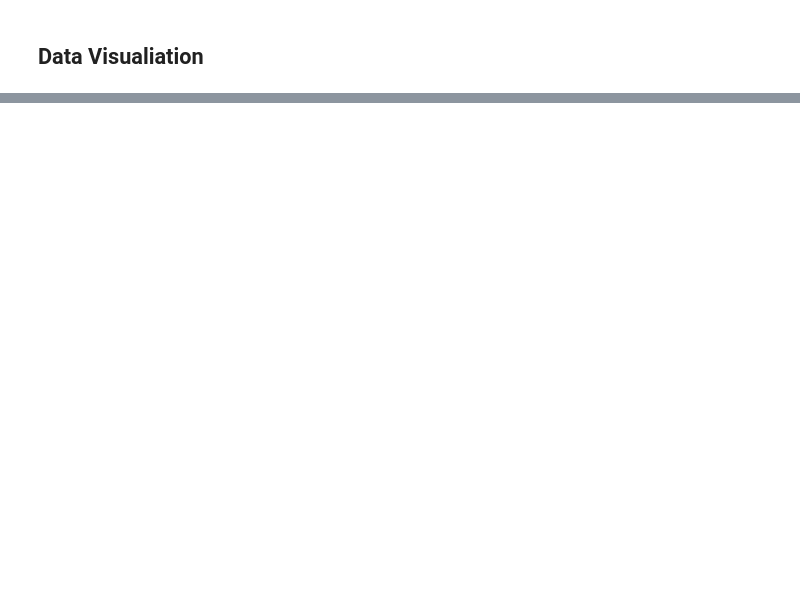
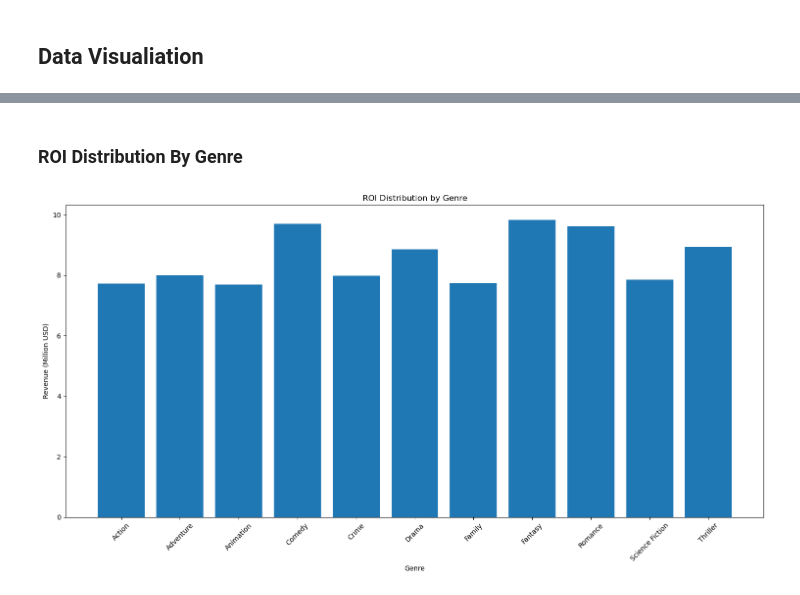
Before and after one commit to GEssuman/data-engineering-labs, a Jupyter notebook: notebook/jupiter_lab.ipynb, the cells around one changed output, grey strips where cells are left out. Drawn from its saved outputs; the diff is of its cells as text; code cells hidden in the pictures; blank space fills up the shorter version.

Commit message:
added the data visualization

```diff
--- a/notebook/jupiter_lab.ipynb
+++ b/notebook/jupiter_lab.ipynb
@@ -392,7 +392,7 @@ def most_pupular(df):
 def highest_roi(df):
     filtered_df = df[df['budget_musd']>=10].copy()
     filtered_df['roi_musd'] = filtered_df['revenue_musd']/filtered_df['budget_musd']
-    return filtered_df.sort_values('roi_musd', ascending=False, ignore_index=True).iloc[0]
+    return filtered_df.sort_values('roi_musd', ascending=False, ignore_index=True)
 
 def lowest_roi(df):
     filtered_df = df[df['budget_musd']>=10].copy()
@@ -407,5 +407,6 @@ def lowest_rated(df):
     filtered_df = df[df['vote_count']>=10].copy()
     return filtered_df.sort_values('vote_average', ascending=True, ignore_index=True).iloc[0]
 
-lowest_rated(reordered_movies_df)
+
+lowest_roi(reordered_movies_df)
 # %% [output]
@@ -541,0 +559,18 @@ reordered_movies_df
+# %% [markdown]
+### ROI Distribution By Genre
+# %%
+highest_roi_by_genre = highest_roi(movies_df_exploded)
+highest_roi_by_genre = highest_roi_by_genre.groupby("genres_list")['roi_musd'].mean()
+
+
+fig, ax = plt.subplots(figsize=(15,8))
+ax.bar(highest_roi_by_genre.index, highest_roi_by_genre.values)
+ax.set_ylabel('Revenue (Million USD)')
+ax.set_xlabel('Genre')
+ax.set_title('ROI Distribution by Genre')
+# ax.grid(True)
+plt.xticks(rotation=45)
+plt.tight_layout()
+plt.show()
+# %% [output]
+[figure, added]
```
Also changed, not shown: parts of 17 cells of this notebook, 1 other file.
